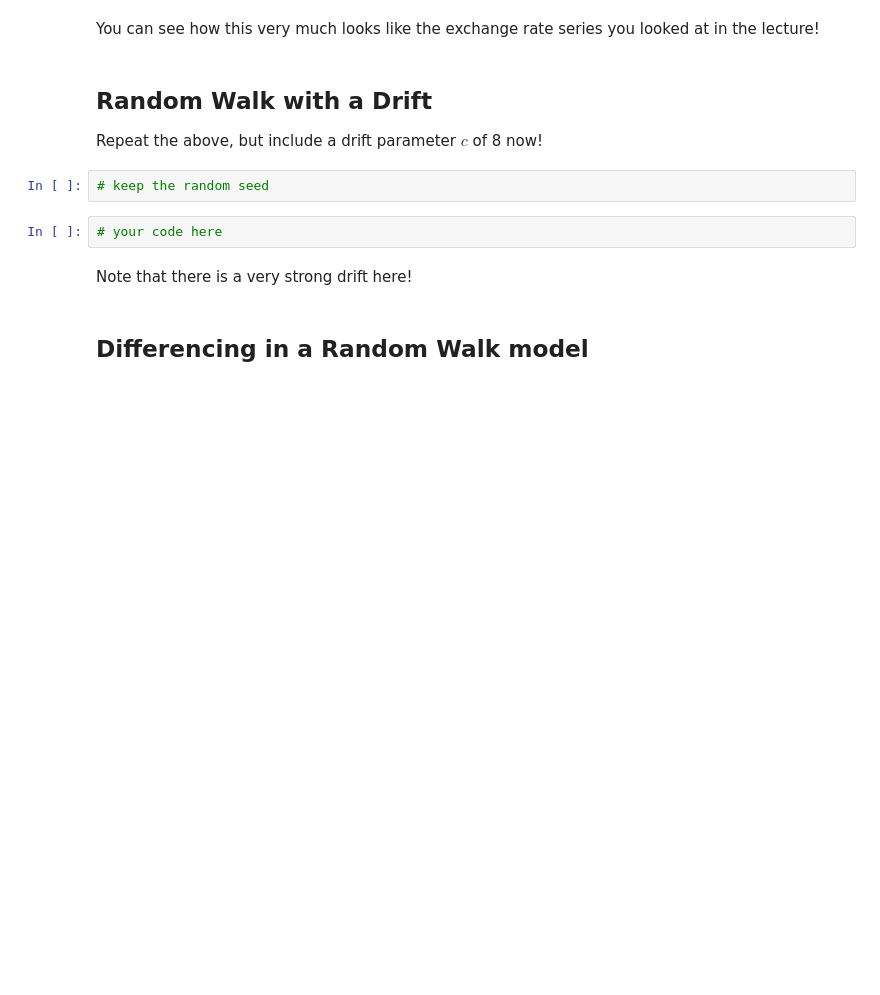
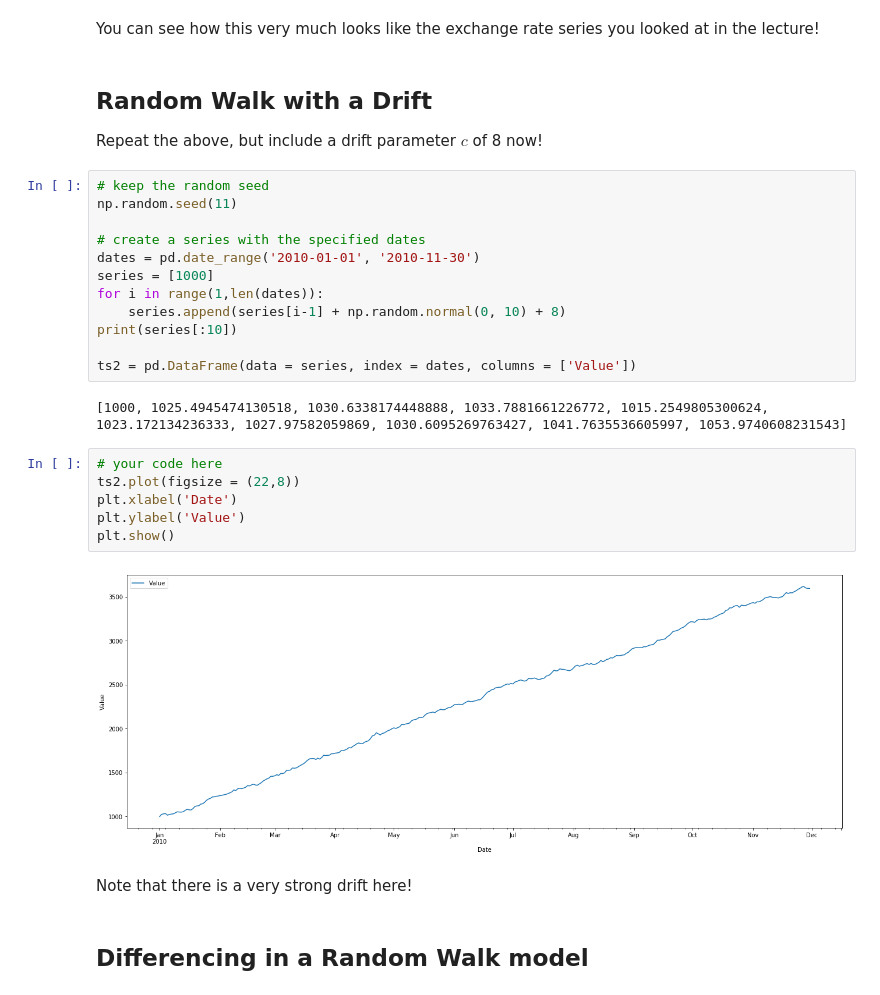
Before and after one commit to DavidBraslow/dsc-3-26-03-basic-time-series-models-lab-online-ds-sp-000, a Jupyter notebook: index.ipynb, the cells around one changed output. Drawn from its saved outputs; the diff is of its cells as text; blank space fills up the shorter version.

```diff
--- a/index.ipynb
+++ b/index.ipynb
@@ -153,10 +168,28 @@ You can see how this very much looks like the exchange rate series you looked at
 ## Random Walk with a Drift
 
 Repeat the above, but include a drift parameter $c$ of 8 now!
-# %%
-# keep the random seed
-# %%
-# your code here
+# %%
+# keep the random seed
+np.random.seed(11)
+
+# create a series with the specified dates
+dates = pd.date_range('2010-01-01', '2010-11-30')
+series = [1000]
+for i in range(1,len(dates)):
+    series.append(series[i-1] + np.random.normal(0, 10) + 8)
+print(series[:10])
+
+ts2 = pd.DataFrame(data = series, index = dates, columns = ['Value'])
+# %% [output]
+[1000, 1025.4945474130518, 1030.6338174448888, 1033.7881661226772, 1015.2549805300624, 1023.172134236333, 1027.97582059869, 1030.6095269763427, 1041.7635536605997, 1053.9740608231543]
+# %%
+# your code here
+ts2.plot(figsize = (22,8))
+plt.xlabel('Date')
+plt.ylabel('Value')
+plt.show()
+# %% [output]
+[figure, added]
 # %% [markdown]
 Note that there is a very strong drift here!
 # %% [markdown]
```
Also changed, not shown: parts of 9 cells of this notebook.
